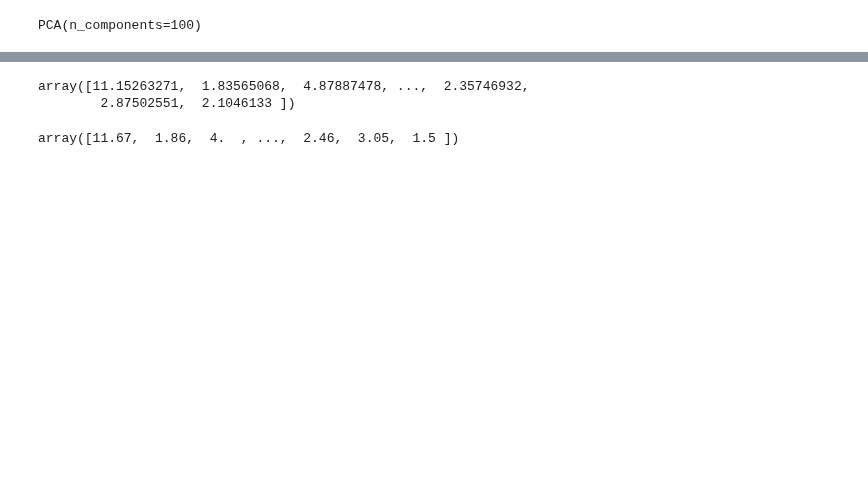
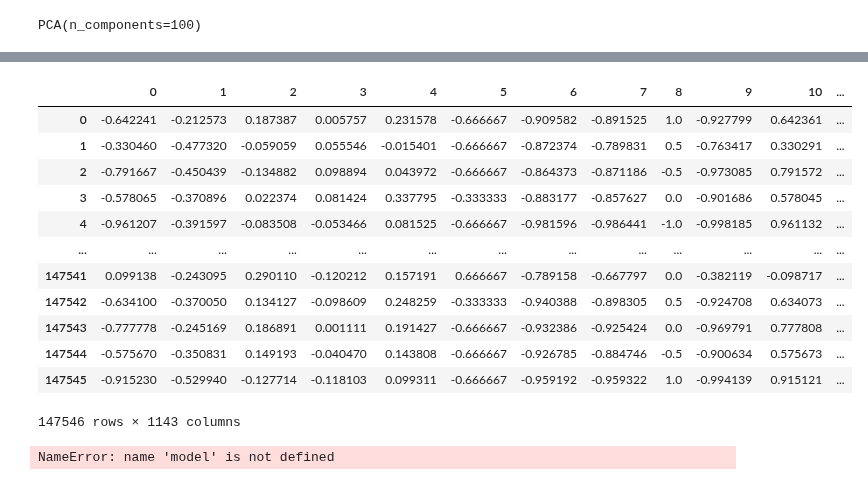
Before and after one commit to MichalKrzyzanski2002/Foundations-Data-Science-Project, a Jupyter notebook: Prediction NN.ipynb, the cells around one changed output, grey strips where cells are left out. Cells and saved outputs as stored; diff of their text form; code cells hidden in the pictures; blank space fills up the shorter version.

```diff
--- a/Prediction NN.ipynb
+++ b/Prediction NN.ipynb
@@ -144,6 +112,6 @@ px.area(
 # %%
 import sklearn.decomposition
 pca=sklearn.decomposition.PCA(n_components=100)
-pca.fit(X)
+pca.fit(result)
 # %% [output]
 PCA(n_components=100)
@@ -151,0 +118,2 @@ X_transformed=pca.transform(X)
+# %%
+result= np.asarray(result).astype(np.float32)
@@ -219,13 +257,25 @@ pred=model.predict(X_test)
+# %%
+test = test_result.reindex(pd.DataFrame(result).columns, axis=1, fill_value=0)
+# %%
+test
+# %% [output]
+|  | 0 | 1 | 2 | 3 | 4 | 5 | 6 | 7 | 8 | 9 | 10 | ... |
+| 0 | -0.642241 | -0.212573 | 0.187387 | 0.005757 | 0.231578 | -0.666667 | -0.909582 | -0.891525 | 1.0 | -0.927799 | 0.642361 | ... |
+| 1 | -0.330460 | -0.477320 | -0.059059 | 0.055546 | -0.015401 | -0.666667 | -0.872374 | -0.789831 | 0.5 | -0.763417 | 0.330291 | ... |
+| 2 | -0.791667 | -0.450439 | -0.134882 | 0.098894 | 0.043972 | -0.666667 | -0.864373 | -0.871186 | -0.5 | -0.973085 | 0.791572 | ... |
+| 3 | -0.578065 | -0.370896 | 0.022374 | 0.081424 | 0.337795 | -0.333333 | -0.883177 | -0.857627 | 0.0 | -0.901686 | 0.578045 | ... |
+| 4 | -0.961207 | -0.391597 | -0.083508 | -0.053466 | 0.081525 | -0.666667 | -0.981596 | -0.986441 | -1.0 | -0.998185 | 0.961132 | ... |
+| ... | ... | ... | ... | ... | ... | ... | ... | ... | ... | ... | ... | ... |
+| 147541 | 0.099138 | -0.243095 | 0.290110 | -0.120212 | 0.157191 | 0.666667 | -0.789158 | -0.667797 | 0.0 | -0.382119 | -0.098717 | ... |
+| 147542 | -0.634100 | -0.370050 | 0.134127 | -0.098609 | 0.248259 | -0.333333 | -0.940388 | -0.898305 | 0.5 | -0.924708 | 0.634073 | ... |
+| 147543 | -0.777778 | -0.245169 | 0.186891 | 0.001111 | 0.191427 | -0.666667 | -0.932386 | -0.925424 | 0.0 | -0.969791 | 0.777808 | ... |
+| 147544 | -0.575670 | -0.350831 | 0.149193 | -0.040470 | 0.143808 | -0.666667 | -0.926785 | -0.884746 | -0.5 | -0.900634 | 0.575673 | ... |
+| 147545 | -0.915230 | -0.529940 | -0.127714 | -0.118103 | 0.099311 | -0.666667 | -0.959192 | -0.959322 | 1.0 | -0.994139 | 0.915121 | ... |
+147546 rows × 1143 columns
 # %%
+pred=model.predict(test)
 p=np.zeros(len(pred))
 for i in range(len(pred)):
    p[i]=pred[i][0]
+# %% [output]
+NameError: name 'model' is not defined
-# %%
-p
-# %% [output]
-array([11.15263271,  1.83565068,  4.87887478, ...,  2.35746932,
-        2.87502551,  2.1046133 ])
-# %%
-np.array(y_test)
-# %% [output]
-array([11.67,  1.86,  4.  , ...,  2.46,  3.05,  1.5 ])
```
Also changed, not shown: parts of 32 cells of this notebook, 5 other files.
